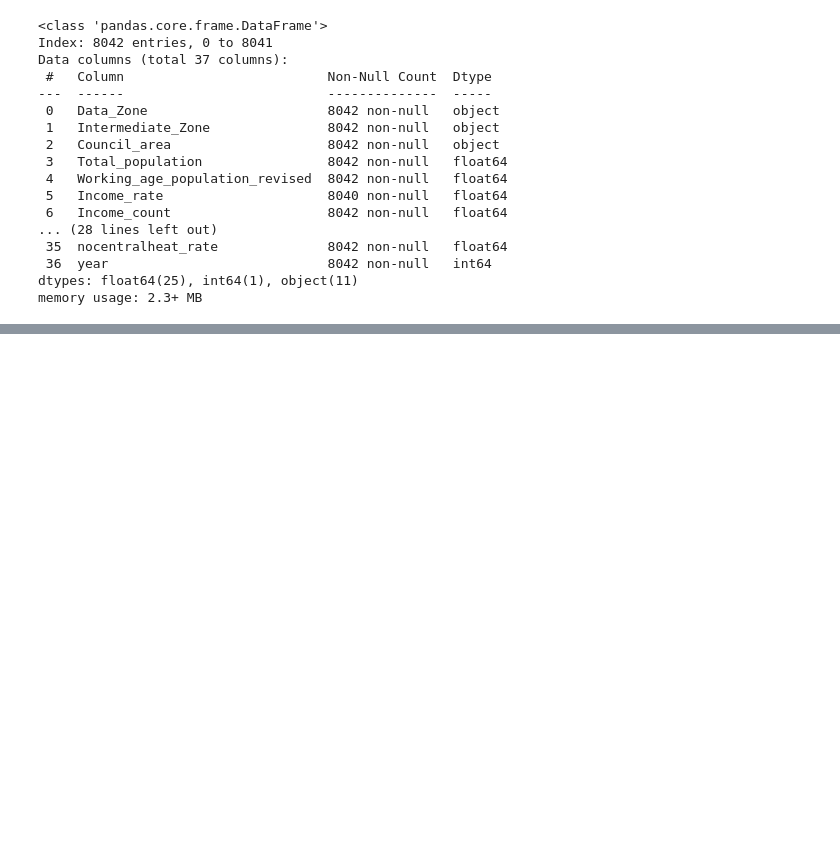
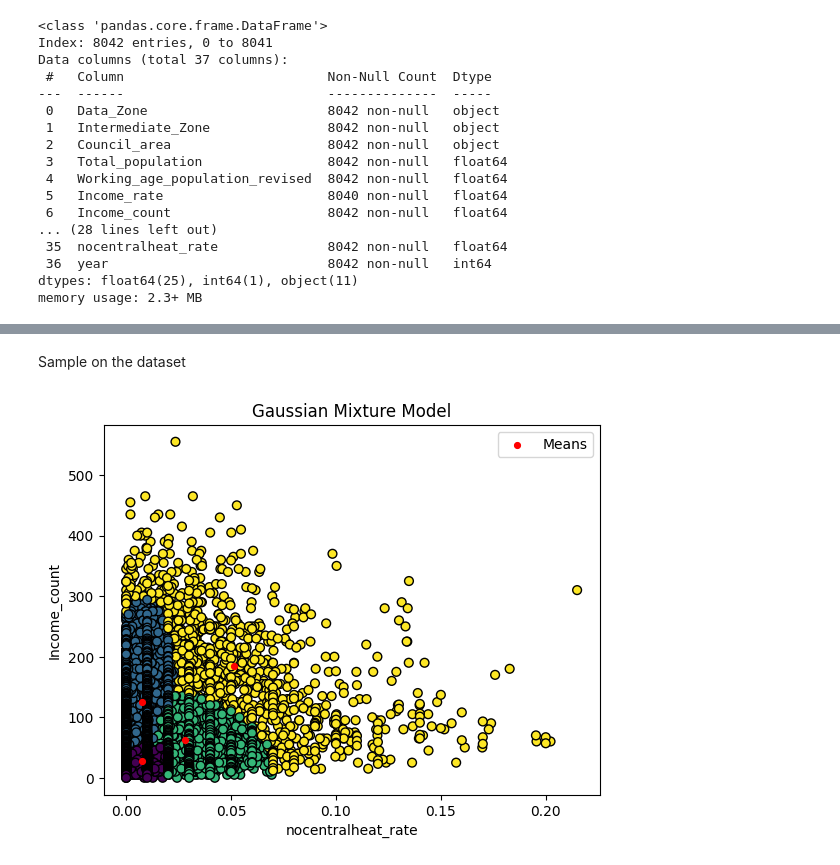
Before and after one commit to Akarshan-Jaiswal/Project_ALBA, a Jupyter notebook: notebooks/Clustering_Scripts.ipynb, the cells around one changed output, grey strips where cells are left out. Saved outputs shown, nothing was run; the diff lists cells and outputs as text; code cells hidden in the pictures; blank space fills up the shorter version.

Commit message:
[AJ2059]:Testing Clustering on the Dataset.

```diff
--- a/notebooks/Clustering_Scripts.ipynb
+++ b/notebooks/Clustering_Scripts.ipynb
@@ -104,0 +124,24 @@ memory usage: 2.3+ MB
+# %% [markdown]
+Sample on the dataset
+# %%
+label1='nocentralheat_rate'
+label2='Income_count'
+X = dataset[[label1,label2]].values
+
+# Fit Gaussian Mixture Model
+gmm = GaussianMixture(n_components=4, random_state=42)
+gmm.fit(X)
+
+# Predict cluster labels
+labels = gmm.predict(X)
+
+# Plot the data points with colors representing the predicted clusters
+plt.scatter(X[:, 0], X[:, 1], c=labels, cmap='viridis', s=40, edgecolors='k', marker='o')
+plt.scatter(gmm.means_[:, 0], gmm.means_[:, 1], color='red', marker='.', s=40, linewidths=2, label='Means')
+plt.title('Gaussian Mixture Model')
+plt.xlabel(label1)
+plt.ylabel(label2)
+plt.legend()
+plt.show()
+# %% [output]
+[figure, added]
```
Also changed, not shown: parts of 3 cells of this notebook.
